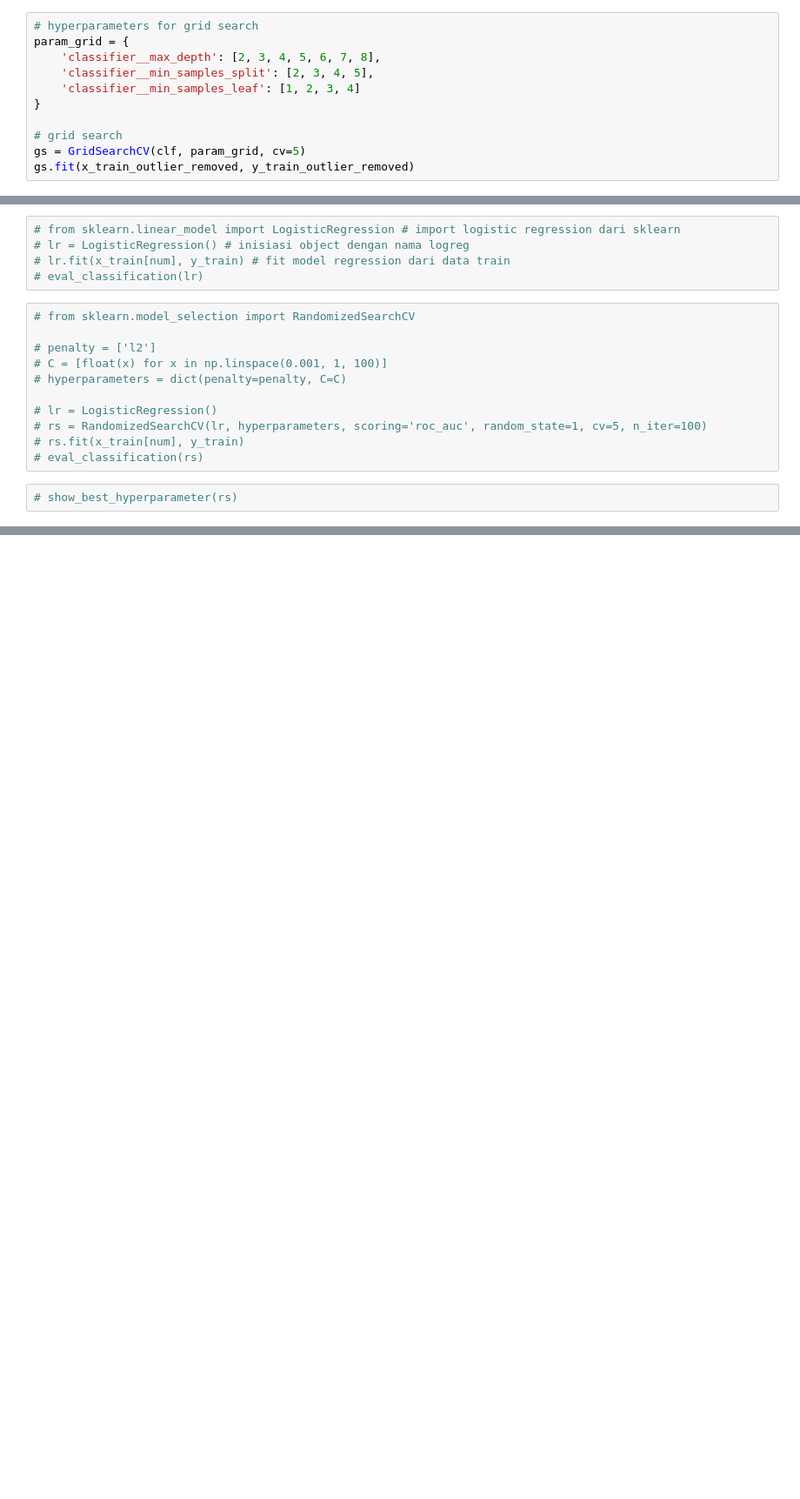
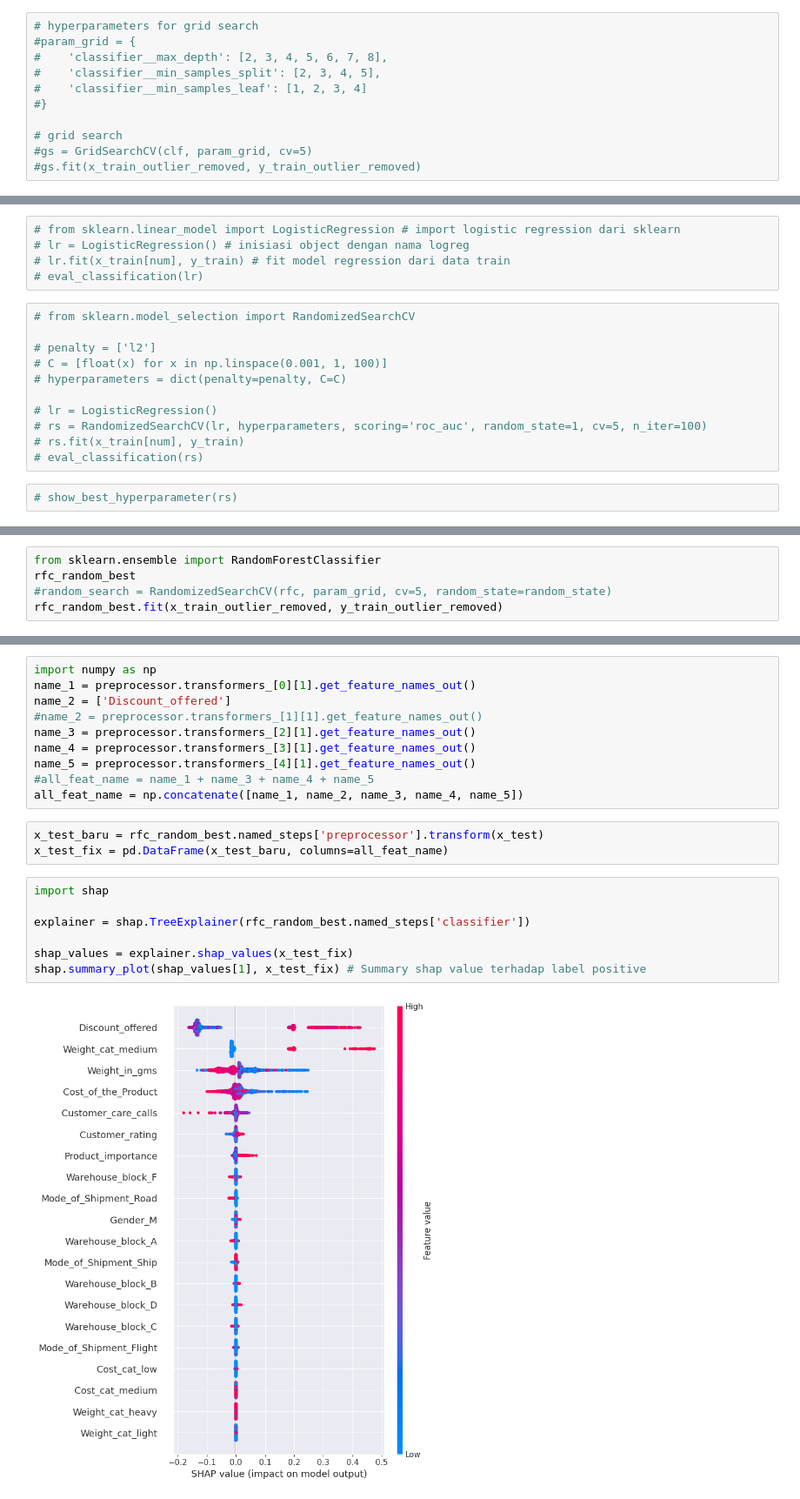
Before and after one commit to uniainiyah/ecommerce-ds, a Jupyter notebook: Final_Project_DS_Rakamin_Batch_31_Kelompok_4_(Cobra).ipynb, the cells around one changed output, grey strips where cells are left out. Shown at 87% size. Cells and saved outputs as stored; diff of their text form; blank space fills up the shorter version.

Commit message:
Explainable AI Using SHAP

```diff
--- a/Final_Project_DS_Rakamin_Batch_31_Kelompok_4_(Cobra).ipynb
+++ b/Final_Project_DS_Rakamin_Batch_31_Kelompok_4_(Cobra).ipynb
@@ -1107,12 +1084,12 @@ plt.show()
 ## 3.1. Decision Tree (with grid search) - Mezky
 # %%
 # hyperparameters for grid search
-param_grid = {
-    'classifier__max_depth': [2, 3, 4, 5, 6, 7, 8],
-    'classifier__min_samples_split': [2, 3, 4, 5],
-    'classifier__min_samples_leaf': [1, 2, 3, 4]
-}
+#param_grid = {
+#    'classifier__max_depth': [2, 3, 4, 5, 6, 7, 8],
+#    'classifier__min_samples_split': [2, 3, 4, 5],
+#    'classifier__min_samples_leaf': [1, 2, 3, 4]
+#}
 
 # grid search
-gs = GridSearchCV(clf, param_grid, cv=5)
-gs.fit(x_train_outlier_removed, y_train_outlier_removed)
+#gs = GridSearchCV(clf, param_grid, cv=5)
+#gs.fit(x_train_outlier_removed, y_train_outlier_removed)
@@ -1459,0 +1414,5 @@ Logistic Regression (With Random Search) - Syafiq (In Progress)
+# %%
+from sklearn.ensemble import RandomForestClassifier
+rfc_random_best
+#random_search = RandomizedSearchCV(rfc, param_grid, cv=5, random_state=random_state)
+rfc_random_best.fit(x_train_outlier_removed, y_train_outlier_removed)
@@ -1459,0 +1458,22 @@ Logistic Regression (With Random Search) - Syafiq (In Progress)
+# %%
+import numpy as np
+name_1 = preprocessor.transformers_[0][1].get_feature_names_out()
+name_2 = ['Discount_offered']
+#name_2 = preprocessor.transformers_[1][1].get_feature_names_out()
+name_3 = preprocessor.transformers_[2][1].get_feature_names_out()
+name_4 = preprocessor.transformers_[3][1].get_feature_names_out()
+name_5 = preprocessor.transformers_[4][1].get_feature_names_out()
+#all_feat_name = name_1 + name_3 + name_4 + name_5
+all_feat_name = np.concatenate([name_1, name_2, name_3, name_4, name_5])
+# %%
+x_test_baru = rfc_random_best.named_steps['preprocessor'].transform(x_test)
+x_test_fix = pd.DataFrame(x_test_baru, columns=all_feat_name)
+# %%
+import shap
+
+explainer = shap.TreeExplainer(rfc_random_best.named_steps['classifier'])
+
+shap_values = explainer.shap_values(x_test_fix)
+shap.summary_plot(shap_values[1], x_test_fix) # Summary shap value terhadap label positive
+# %% [output]
+[figure, added]
```
Also changed, not shown: parts of 11 cells of this notebook.
